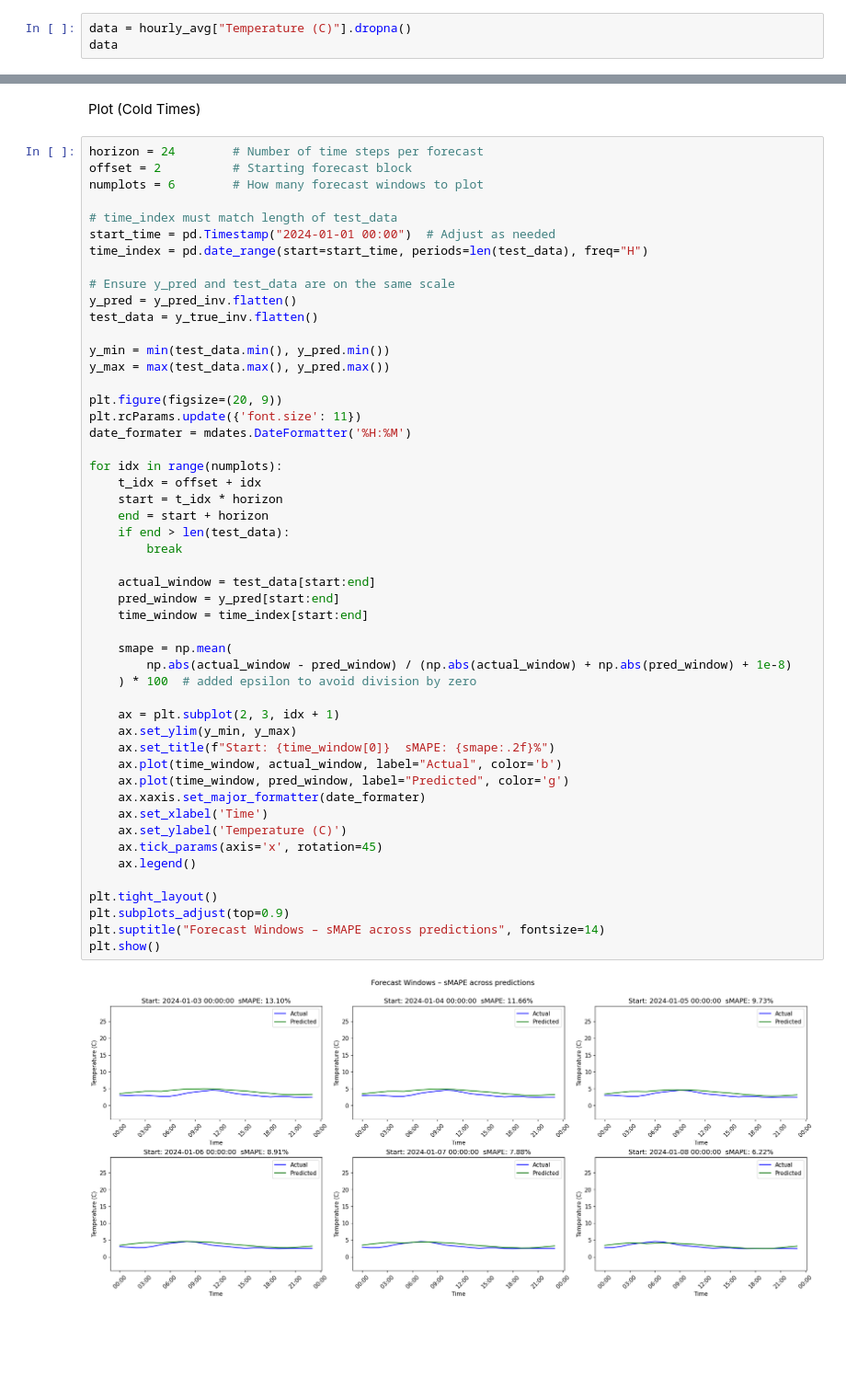
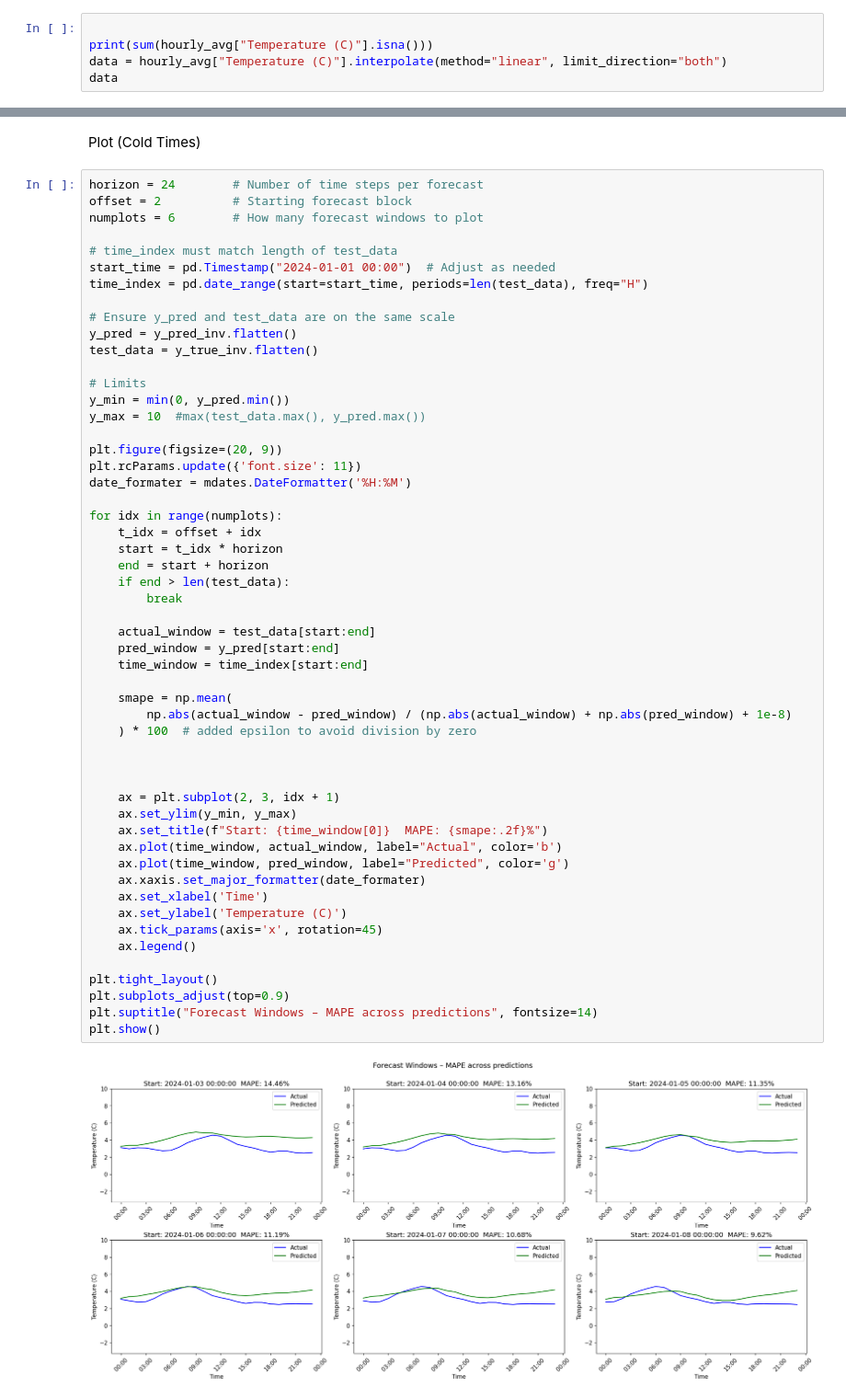
Before and after one commit to chandlerNick/BerlinWeatherTimeSeriesAnalysis, a Jupyter notebook: LSTM_HPO.ipynb, the cells around one changed output, grey strips where cells are left out. Shown at 92% size. Saved outputs shown, nothing was run; the diff lists cells and outputs as text; blank space fills up the shorter version.

```diff
--- a/LSTM_HPO.ipynb
+++ b/LSTM_HPO.ipynb
@@ -70,6 +70,8 @@ for variable in var_names:
 <Figure size 1400x500 with 0 Axes>
 [figure]
 # %%
-data = hourly_avg["Temperature (C)"].dropna()
+
+print(sum(hourly_avg["Temperature (C)"].isna()))
+data = hourly_avg["Temperature (C)"].interpolate(method="linear", limit_direction="both")
 data
 # %% [output]
@@ -434,8 +402,9 @@ time_index = pd.date_range(start=start_time, periods=len(test_data), freq="H")
 y_pred = y_pred_inv.flatten()
 test_data = y_true_inv.flatten()
 
-y_min = min(test_data.min(), y_pred.min())
-y_max = max(test_data.max(), y_pred.max())
+# Limits
+y_min = min(0, y_pred.min())
+y_max = 10  #max(test_data.max(), y_pred.max())
 
 plt.figure(figsize=(20, 9))
 plt.rcParams.update({'font.size': 11})
@@ -443,33 +412,35 @@ date_formater = mdates.DateFormatter('%H:%M')
 
 for idx in range(numplots):
     t_idx = offset + idx
     start = t_idx * horizon
     end = start + horizon
     if end > len(test_data):
         break
 
     actual_window = test_data[start:end]
     pred_window = y_pred[start:end]
     time_window = time_index[start:end]
 
     smape = np.mean(
         np.abs(actual_window - pred_window) / (np.abs(actual_window) + np.abs(pred_window) + 1e-8)
     ) * 100  # added epsilon to avoid division by zero
 
+
+
     ax = plt.subplot(2, 3, idx + 1)
     ax.set_ylim(y_min, y_max)
-    ax.set_title(f"Start: {time_window[0]}  sMAPE: {smape:.2f}%")
+    ax.set_title(f"Start: {time_window[0]}  MAPE: {smape:.2f}%")
     ax.plot(time_window, actual_window, label="Actual", color='b')
     ax.plot(time_window, pred_window, label="Predicted", color='g')
     ax.xaxis.set_major_formatter(date_formater)
     ax.set_xlabel('Time')
     ax.set_ylabel('Temperature (C)')
     ax.tick_params(axis='x', rotation=45)
     ax.legend()
 
 plt.tight_layout()
 plt.subplots_adjust(top=0.9)
-plt.suptitle("Forecast Windows – sMAPE across predictions", fontsize=14)
+plt.suptitle("Forecast Windows – MAPE across predictions", fontsize=14)
 plt.show()
 # %% [output]
-[figure, old version]
+[figure, new version]
```
Also changed, not shown: parts of 5 cells of this notebook, 1 other file.
